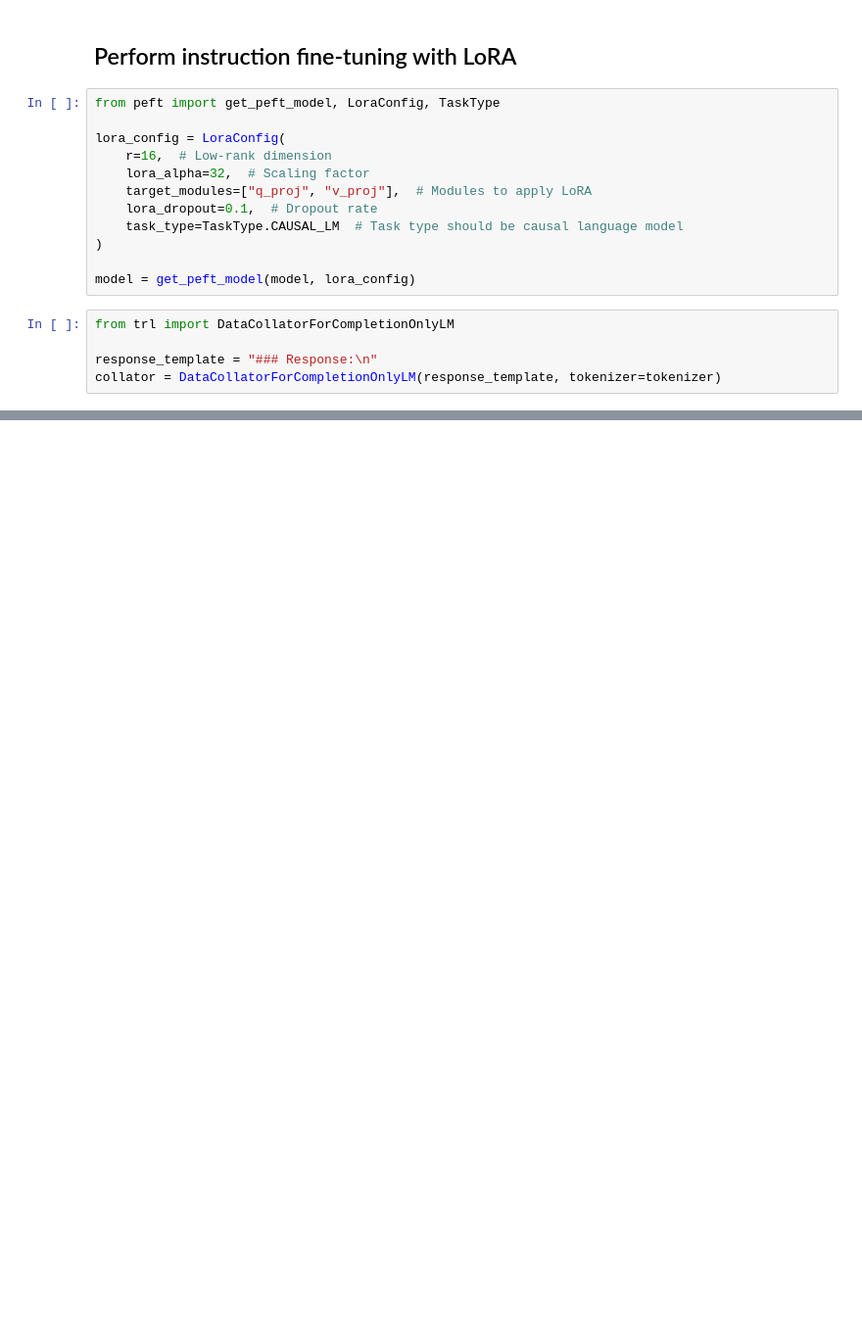
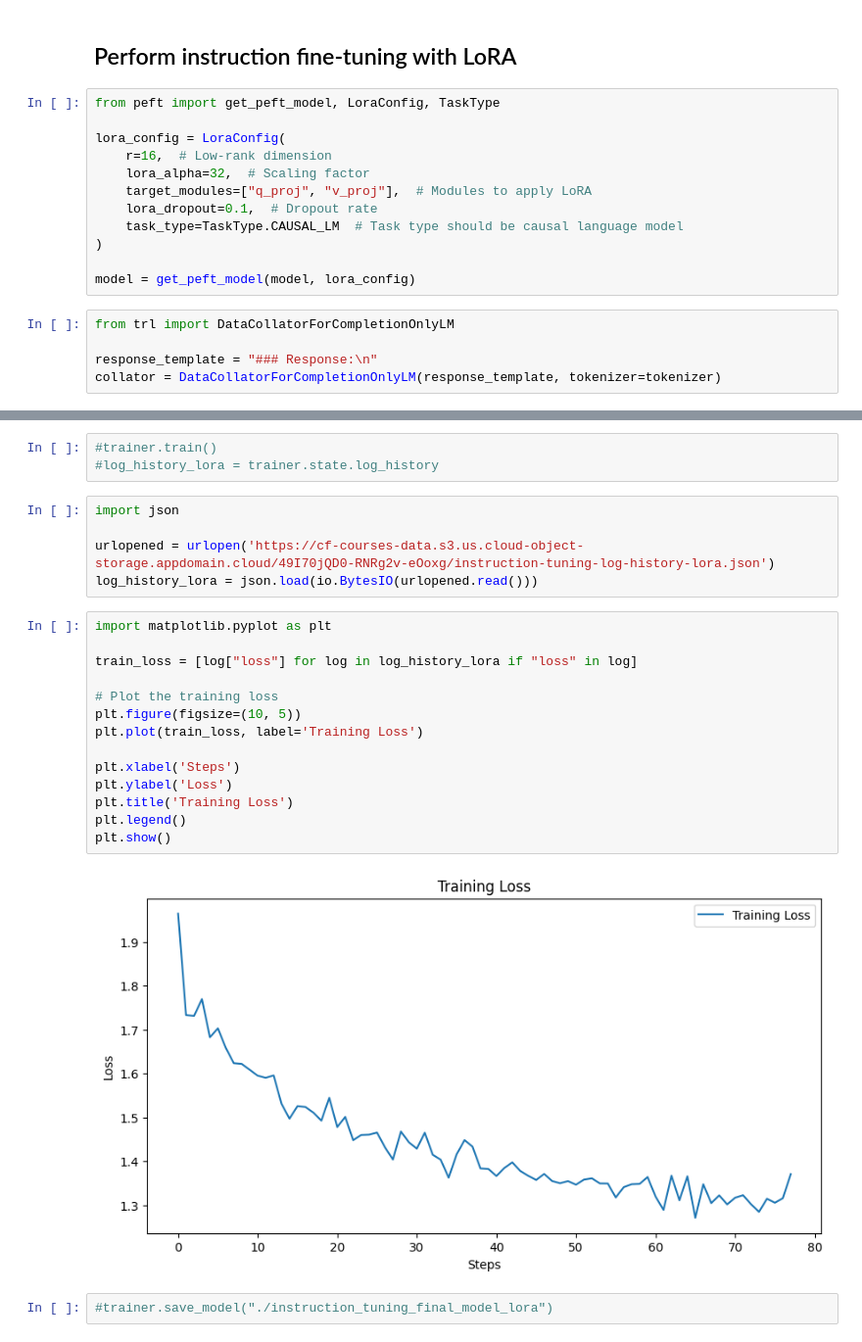
Before and after one commit to vektor8891/llm, a Jupyter notebook: projects/20_instruction_tuning/20_instruction_tuning.ipynb, the cells around one changed output, grey strips where cells are left out. Shown: that part at 98% size. Cells and saved outputs as stored; diff of their text form; blank space fills up the shorter version.

```diff
--- a/projects/20_instruction_tuning/20_instruction_tuning.ipynb
+++ b/projects/20_instruction_tuning/20_instruction_tuning.ipynb
@@ -199,0 +297,26 @@ collator = DataCollatorForCompletionOnlyLM(response_template, tokenizer=tokenize
+# %%
+#trainer.train()
+#log_history_lora = trainer.state.log_history
+# %%
+import json
+
+urlopened = urlopen('https://cf-courses-data.s3.us.cloud-object-storage.appdomain.cloud/49I70jQD0-RNRg2v-eOoxg/instruction-tuning-log-history-lora.json')
+log_history_lora = json.load(io.BytesIO(urlopened.read()))
+# %%
+import matplotlib.pyplot as plt
+
+train_loss = [log["loss"] for log in log_history_lora if "loss" in log]
+
+# Plot the training loss
+plt.figure(figsize=(10, 5))
+plt.plot(train_loss, label='Training Loss')
+
+plt.xlabel('Steps')
+plt.ylabel('Loss')
+plt.title('Training Loss')
+plt.legend()
+plt.show()
+# %% [output]
+[figure, added]
+# %%
+#trainer.save_model("./instruction_tuning_final_model_lora")
```
Also changed, not shown: parts of 28 cells of this notebook.
